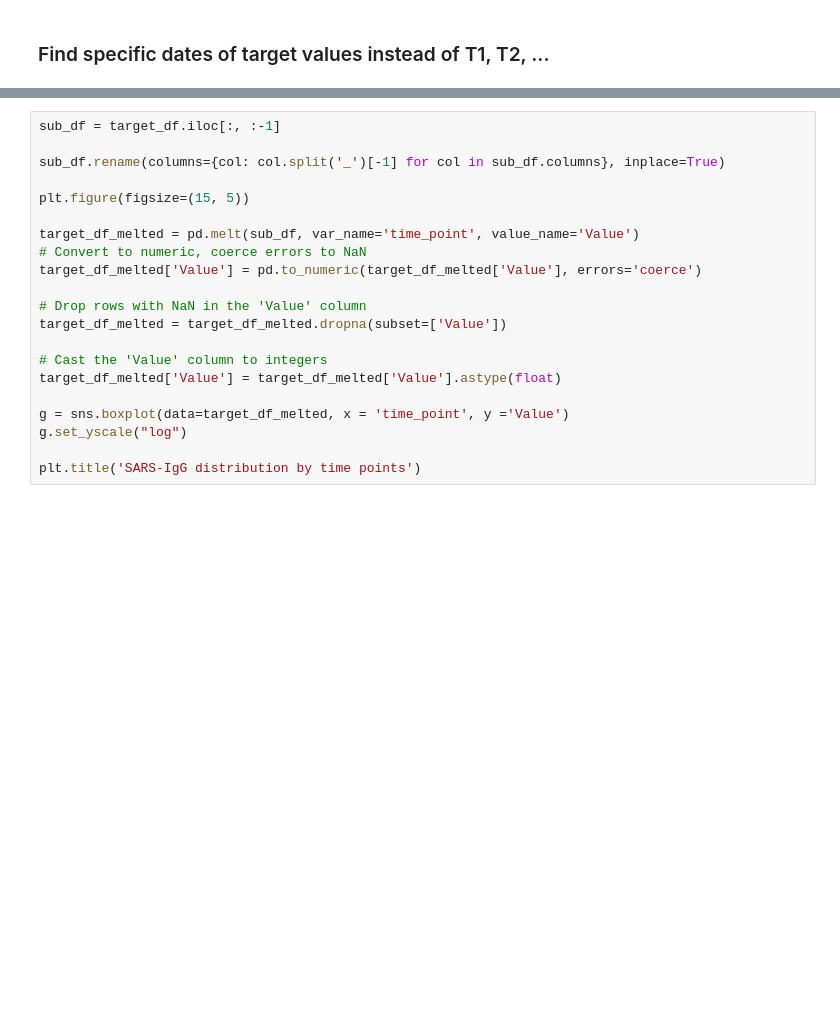
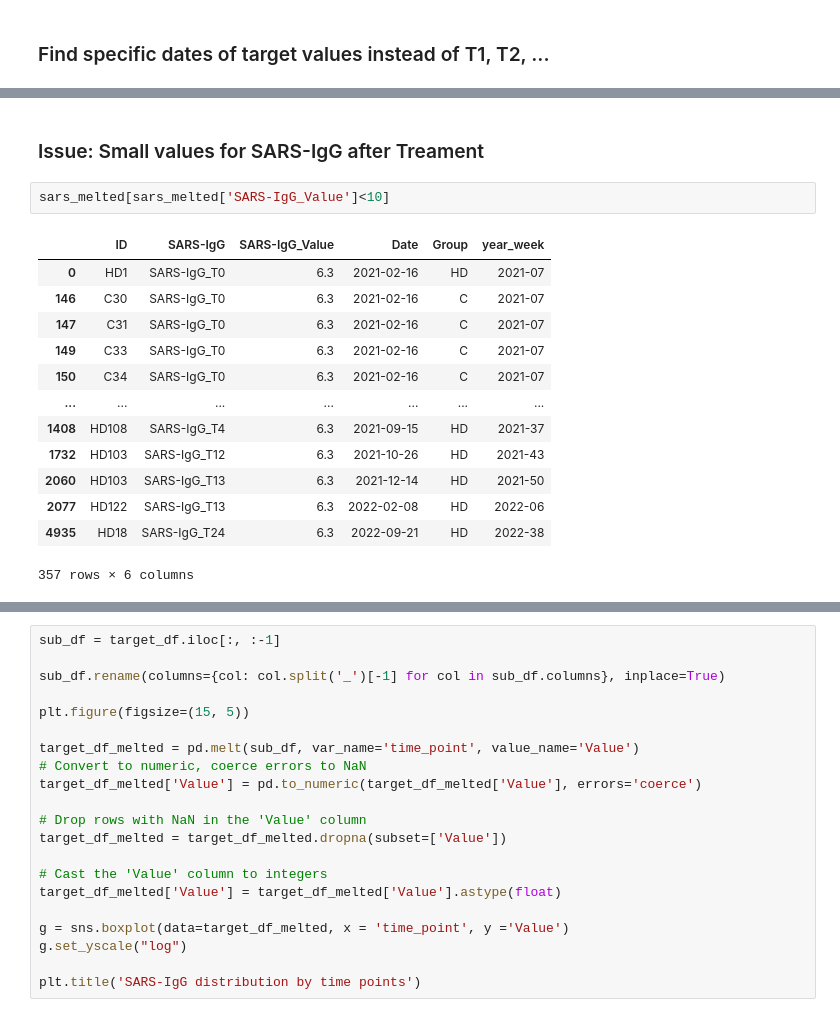
Before and after one commit to IKE-B/immun-ml, a Jupyter notebook: src/d03_research_questions/RQ1.ipynb, the cells around one changed output, grey strips where cells are left out. Drawn from its saved outputs; the diff is of its cells as text; blank space fills up the shorter version.

```diff
--- a/src/d03_research_questions/RQ1.ipynb
+++ b/src/d03_research_questions/RQ1.ipynb
@@ -116 +156,19 @@ target_df = target_df.sort_values(by='non_null_count', ascending=False)
+# %% [markdown]
+### Issue: Small values for SARS-IgG after Treament
+# %%
+sars_melted[sars_melted['SARS-IgG_Value']<10]
+# %% [output]
+|  | ID | SARS-IgG | SARS-IgG_Value | Date | Group | year_week |
+| 0 | HD1 | SARS-IgG_T0 | 6.3 | 2021-02-16 | HD | 2021-07 |
+| 146 | C30 | SARS-IgG_T0 | 6.3 | 2021-02-16 | C | 2021-07 |
+| 147 | C31 | SARS-IgG_T0 | 6.3 | 2021-02-16 | C | 2021-07 |
+| 149 | C33 | SARS-IgG_T0 | 6.3 | 2021-02-16 | C | 2021-07 |
+| 150 | C34 | SARS-IgG_T0 | 6.3 | 2021-02-16 | C | 2021-07 |
+| ... | ... | ... | ... | ... | ... | ... |
+| 1408 | HD108 | SARS-IgG_T4 | 6.3 | 2021-09-15 | HD | 2021-37 |
+| 1732 | HD103 | SARS-IgG_T12 | 6.3 | 2021-10-26 | HD | 2021-43 |
+| 2060 | HD103 | SARS-IgG_T13 | 6.3 | 2021-12-14 | HD | 2021-50 |
+| 2077 | HD122 | SARS-IgG_T13 | 6.3 | 2022-02-08 | HD | 2022-06 |
+| 4935 | HD18 | SARS-IgG_T24 | 6.3 | 2022-09-21 | HD | 2022-38 |
+357 rows × 6 columns
 # %%
```
Also changed, not shown: parts of 17 cells of this notebook, 1 other file.
